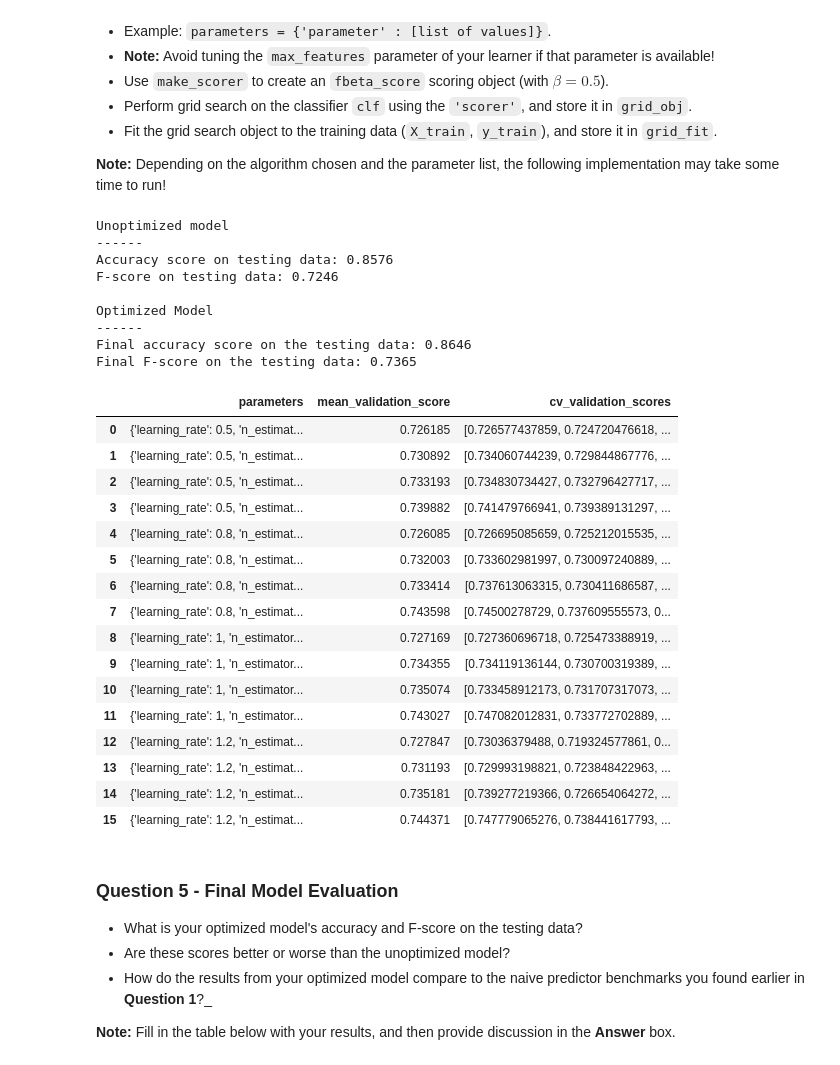
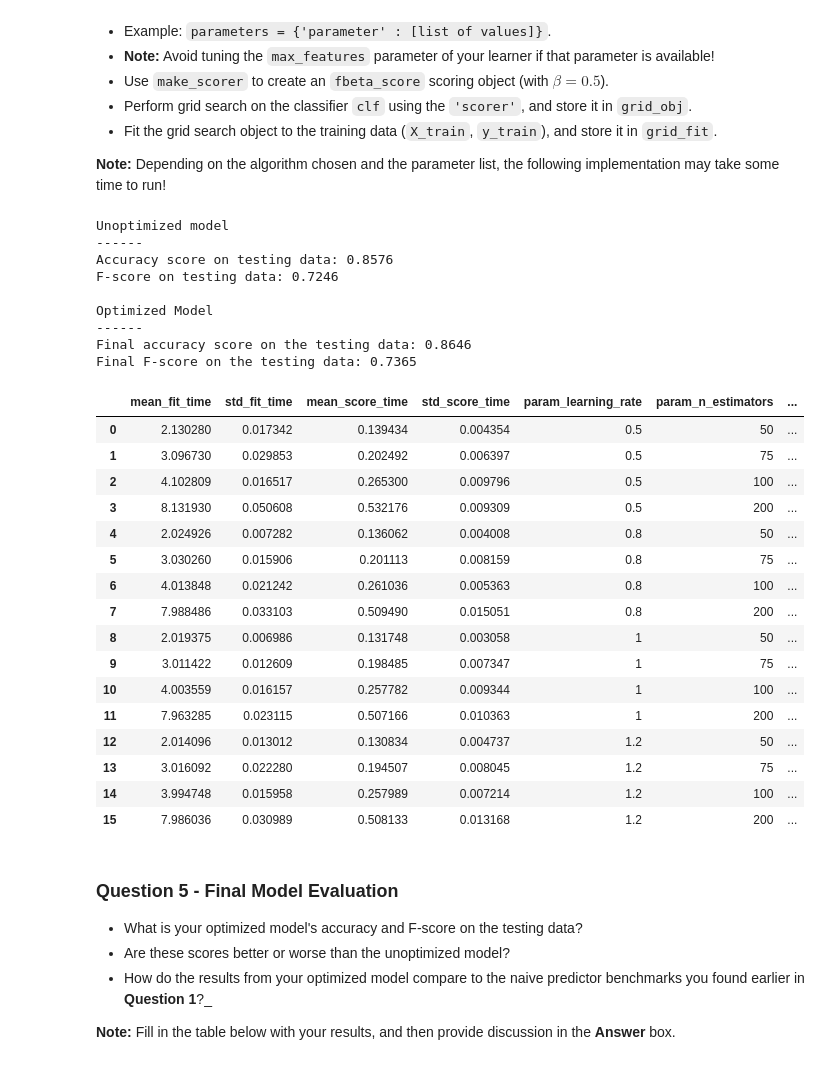
Before and after one commit to ramjan-raeen/MachineLearningProject, a Jupyter notebook: src/finding_donors.ipynb, the cells around one changed output. Saved outputs shown, nothing was run; the diff lists cells and outputs as text; code cells hidden in the pictures.

```diff
--- a/src/finding_donors.ipynb
+++ b/src/finding_donors.ipynb
@@ -86,7 +47,7 @@ import visuals as vs
 %matplotlib inline
 
 # Load the Census dataset
-data = pd.read_csv("census.csv")
+data = pd.read_csv("/content/gdrive/MyDrive/colabspace/MachineLearningProject/src/datasets/census.csv")
 
 # Success - Display the first record
 display(data.head(n=10))
@@ -474,11 +444,13 @@ In the code cell, you will need to implement the following:
 from sklearn.naive_bayes import GaussianNB
 from sklearn.tree import DecisionTreeClassifier
 from sklearn.svm import SVC
+from sklearn.ensemble import AdaBoostClassifier
 
 # Initialize the three models
-clf_A = GaussianNB()
+#clf_A = GaussianNB()
+clf_A = SVC(random_state=0)
 clf_B = DecisionTreeClassifier(criterion="entropy",random_state=0)
-clf_C = SVC(random_state=0)
+clf_C = AdaBoostClassifier()
 
 # Calculate the number of samples for 1%, 10%, and 100% of the training data
 def get_sample_size(percentage):
@@ -557,7 +529,7 @@ Fine tune the chosen model. Use grid search (`GridSearchCV`) with at least one i
 # %%
 # TODO: Import 'GridSearchCV', 'make_scorer', and any other necessary libraries
 
-from sklearn.grid_search import GridSearchCV
+from sklearn.model_selection import GridSearchCV
 from sklearn.metrics import make_scorer
 from sklearn.ensemble import AdaBoostClassifier
 
@@ -573,51 +545,51 @@ scorer = make_scorer(fbeta_score, beta=0.5)
 # TODO: Perform grid search on the classifier using 'scorer' as the scoring method
 grid_obj = GridSearchCV(clf, parameters, scoring=scorer)
 
 # TODO: Fit the grid search object to the training data and find the optimal parameters
 grid_fit = grid_obj.fit(X_train, y_train)
 
 # Get the estimator
 best_clf = grid_fit.best_estimator_
 
 # Make predictions using the unoptimized and model
 predictions = (clf.fit(X_train, y_train)).predict(X_test)
 best_predictions = best_clf.predict(X_test)
 
 # Report the before-and-afterscores
 print ("Unoptimized model\n------")
 print ("Accuracy score on testing data: {:.4f}".format(accuracy_score(y_test, predictions)))
 print ("F-score on testing data: {:.4f}".format(fbeta_score(y_test, predictions, beta = 0.5)))
 print ("\nOptimized Model\n------")
 print ("Final accuracy score on the testing data: {:.4f}".format(accuracy_score(y_test, best_predictions)))
 print ("Final F-score on the testing data: {:.4f}".format(fbeta_score(y_test, best_predictions, beta = 0.5)))
-display(pd.DataFrame(grid_obj.grid_scores_))
+display(pd.DataFrame(grid_obj.cv_results_))
 # %% [output]
 Unoptimized model
 ------
 Accuracy score on testing data: 0.8576
 F-score on testing data: 0.7246
 
 Optimized Model
 ------
 Final accuracy score on the testing data: 0.8646
 Final F-score on the testing data: 0.7365
-|  | parameters | mean_validation_score | cv_validation_scores |
-| 0 | {'learning_rate': 0.5, 'n_estimat... | 0.726185 | [0.726577437859, 0.724720476618, ... |
-| 1 | {'learning_rate': 0.5, 'n_estimat... | 0.730892 | [0.734060744239, 0.729844867776, ... |
-| 2 | {'learning_rate': 0.5, 'n_estimat... | 0.733193 | [0.734830734427, 0.732796427717, ... |
-| 3 | {'learning_rate': 0.5, 'n_estimat... | 0.739882 | [0.741479766941, 0.739389131297, ... |
-| 4 | {'learning_rate': 0.8, 'n_estimat... | 0.726085 | [0.726695085659, 0.725212015535, ... |
-| 5 | {'learning_rate': 0.8, 'n_estimat... | 0.732003 | [0.733602981997, 0.730097240889, ... |
-| 6 | {'learning_rate': 0.8, 'n_estimat... | 0.733414 | [0.737613063315, 0.730411686587, ... |
-| 7 | {'learning_rate': 0.8, 'n_estimat... | 0.743598 | [0.74500278729, 0.737609555573, 0... |
-| 8 | {'learning_rate': 1, 'n_estimator... | 0.727169 | [0.727360696718, 0.725473388919, ... |
-| 9 | {'learning_rate': 1, 'n_estimator... | 0.734355 | [0.734119136144, 0.730700319389, ... |
-| 10 | {'learning_rate': 1, 'n_estimator... | 0.735074 | [0.733458912173, 0.731707317073, ... |
-| 11 | {'learning_rate': 1, 'n_estimator... | 0.743027 | [0.747082012831, 0.733772702889, ... |
-| 12 | {'learning_rate': 1.2, 'n_estimat... | 0.727847 | [0.73036379488, 0.719324577861, 0... |
-| 13 | {'learning_rate': 1.2, 'n_estimat... | 0.731193 | [0.729993198821, 0.723848422963, ... |
-| 14 | {'learning_rate': 1.2, 'n_estimat... | 0.735181 | [0.739277219366, 0.726654064272, ... |
-| 15 | {'learning_rate': 1.2, 'n_estimat... | 0.744371 | [0.747779065276, 0.738441617793, ... |
+|  | mean_fit_time | std_fit_time | mean_score_time | std_score_time | param_learning_rate | param_n_estimators | ... |
+| 0 | 2.130280 | 0.017342 | 0.139434 | 0.004354 | 0.5 | 50 | ... |
+| 1 | 3.096730 | 0.029853 | 0.202492 | 0.006397 | 0.5 | 75 | ... |
+| 2 | 4.102809 | 0.016517 | 0.265300 | 0.009796 | 0.5 | 100 | ... |
+| 3 | 8.131930 | 0.050608 | 0.532176 | 0.009309 | 0.5 | 200 | ... |
+| 4 | 2.024926 | 0.007282 | 0.136062 | 0.004008 | 0.8 | 50 | ... |
+| 5 | 3.030260 | 0.015906 | 0.201113 | 0.008159 | 0.8 | 75 | ... |
+| 6 | 4.013848 | 0.021242 | 0.261036 | 0.005363 | 0.8 | 100 | ... |
+| 7 | 7.988486 | 0.033103 | 0.509490 | 0.015051 | 0.8 | 200 | ... |
+| 8 | 2.019375 | 0.006986 | 0.131748 | 0.003058 | 1 | 50 | ... |
+| 9 | 3.011422 | 0.012609 | 0.198485 | 0.007347 | 1 | 75 | ... |
+| 10 | 4.003559 | 0.016157 | 0.257782 | 0.009344 | 1 | 100 | ... |
+| 11 | 7.963285 | 0.023115 | 0.507166 | 0.010363 | 1 | 200 | ... |
+| 12 | 2.014096 | 0.013012 | 0.130834 | 0.004737 | 1.2 | 50 | ... |
+| 13 | 3.016092 | 0.022280 | 0.194507 | 0.008045 | 1.2 | 75 | ... |
+| 14 | 3.994748 | 0.015958 | 0.257989 | 0.007214 | 1.2 | 100 | ... |
+| 15 | 7.986036 | 0.030989 | 0.508133 | 0.013168 | 1.2 | 200 | ... |
 # %% [markdown]
 ### Question 5 - Final Model Evaluation
 
```
Also changed, not shown: parts of 20 cells of this notebook, 1 other file.
